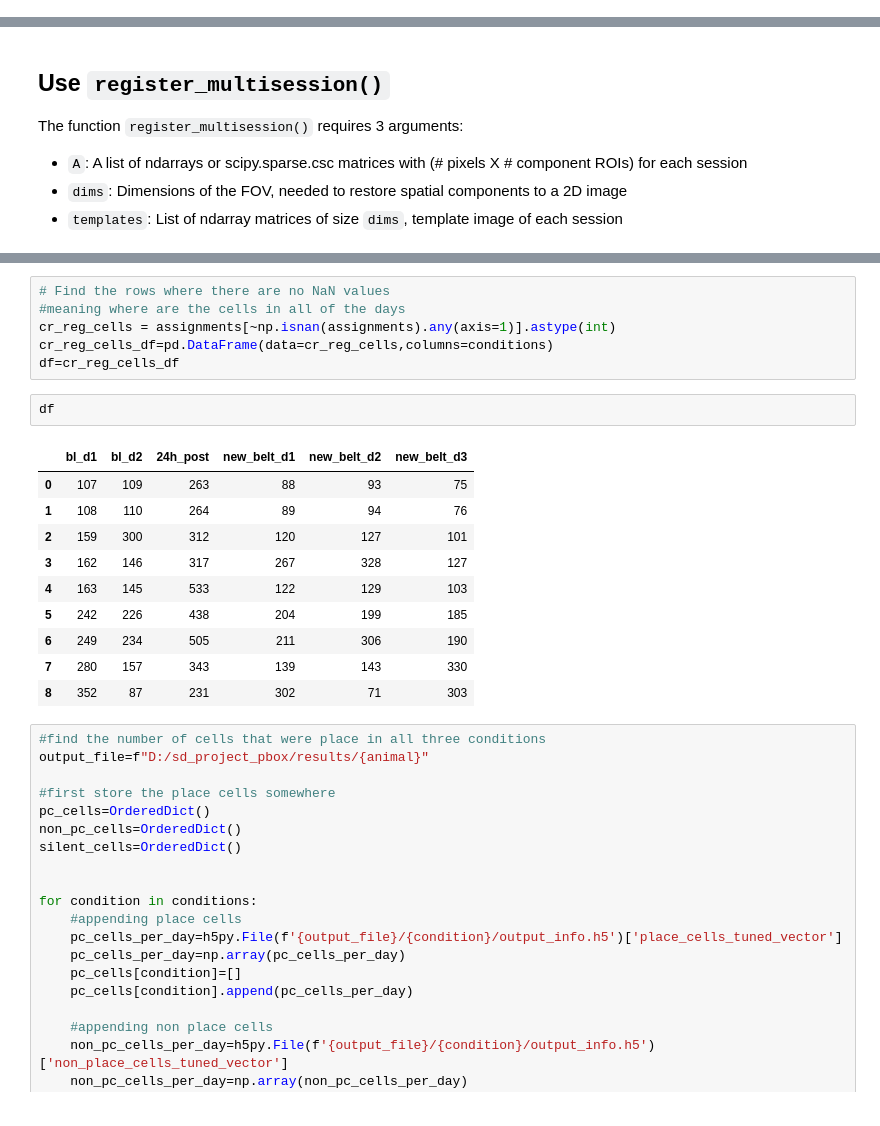
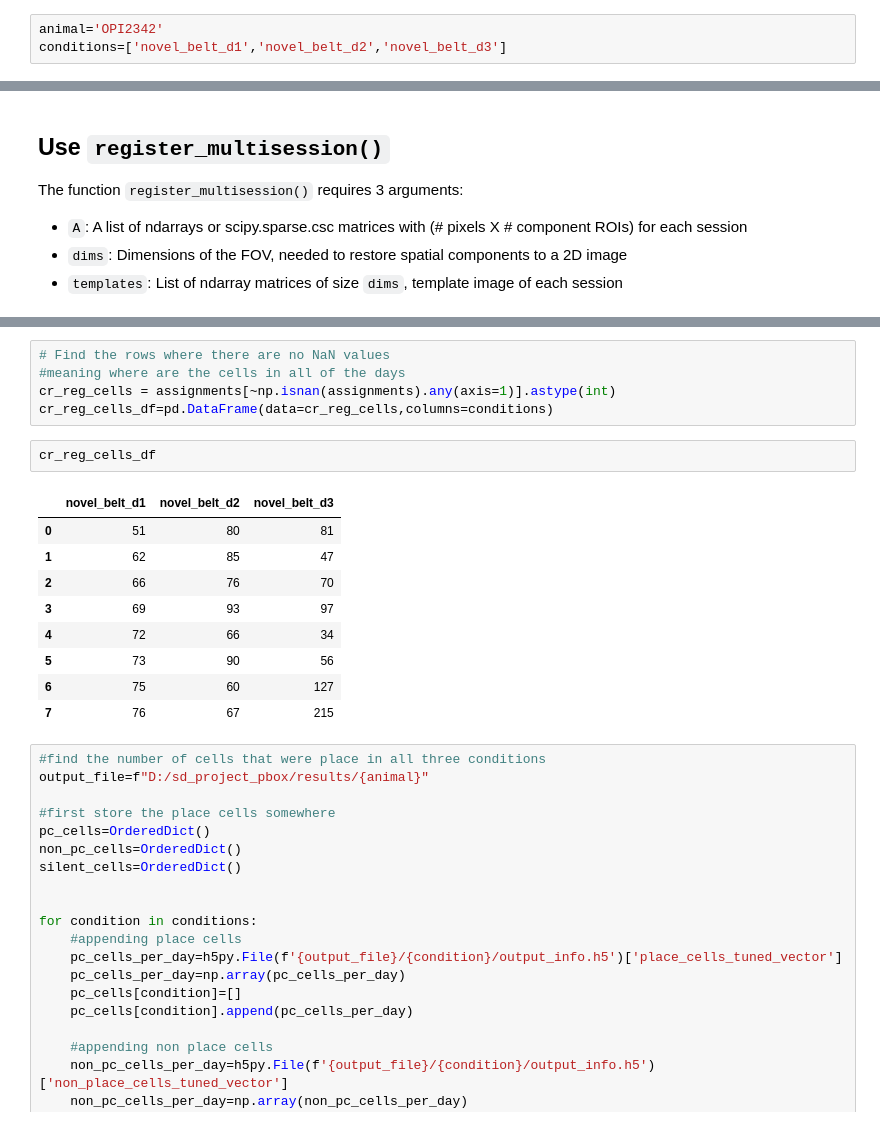
Before and after one commit to ttamiolakis/2p-place-coding, a Jupyter notebook: notebooks/multisession_cross_registration_per_animal.ipynb, the cells around one changed output, grey strips where cells are left out. Drawn from its saved outputs; the diff is of its cells as text.

```diff
--- a/notebooks/multisession_cross_registration_per_animal.ipynb
+++ b/notebooks/multisession_cross_registration_per_animal.ipynb
@@ -41,3 +41,6 @@ conditions=['bl_d1','bl_d2','24h_post','new_belt_d1','new_belt_d2','new_belt_d3'
+# %%
+animal='OPI2342'
+conditions=['novel_belt_d1','novel_belt_d2','novel_belt_d3']
 # %%
 # Load multisession data (spatial components and mean intensity templates) (should be replaced by actual data)
 home_folder=f'D:/sd_project_pbox/exported_data/{animal}/'
@@ -100,20 +108,18 @@ len(assignments)
 #meaning where are the cells in all of the days
 cr_reg_cells = assignments[~np.isnan(assignments).any(axis=1)].astype(int)
 cr_reg_cells_df=pd.DataFrame(data=cr_reg_cells,columns=conditions)
-df=cr_reg_cells_df
-# %%
-df
-# %% [output]
-|  | bl_d1 | bl_d2 | 24h_post | new_belt_d1 | new_belt_d2 | new_belt_d3 |
-| 0 | 107 | 109 | 263 | 88 | 93 | 75 |
-| 1 | 108 | 110 | 264 | 89 | 94 | 76 |
-| 2 | 159 | 300 | 312 | 120 | 127 | 101 |
-| 3 | 162 | 146 | 317 | 267 | 328 | 127 |
-| 4 | 163 | 145 | 533 | 122 | 129 | 103 |
-| 5 | 242 | 226 | 438 | 204 | 199 | 185 |
-| 6 | 249 | 234 | 505 | 211 | 306 | 190 |
-| 7 | 280 | 157 | 343 | 139 | 143 | 330 |
-| 8 | 352 | 87 | 231 | 302 | 71 | 303 |
+# %%
+cr_reg_cells_df
+# %% [output]
+|  | novel_belt_d1 | novel_belt_d2 | novel_belt_d3 |
+| 0 | 51 | 80 | 81 |
+| 1 | 62 | 85 | 47 |
+| 2 | 66 | 76 | 70 |
+| 3 | 69 | 93 | 97 |
+| 4 | 72 | 66 | 34 |
+| 5 | 73 | 90 | 56 |
+| 6 | 75 | 60 | 127 |
+| 7 | 76 | 67 | 215 |
 # %%
 #find the number of cells that were place in all three conditions
 output_file=f"D:/sd_project_pbox/results/{animal}"
```
Also changed, not shown: parts of 17 cells of this notebook, 2 other files.
